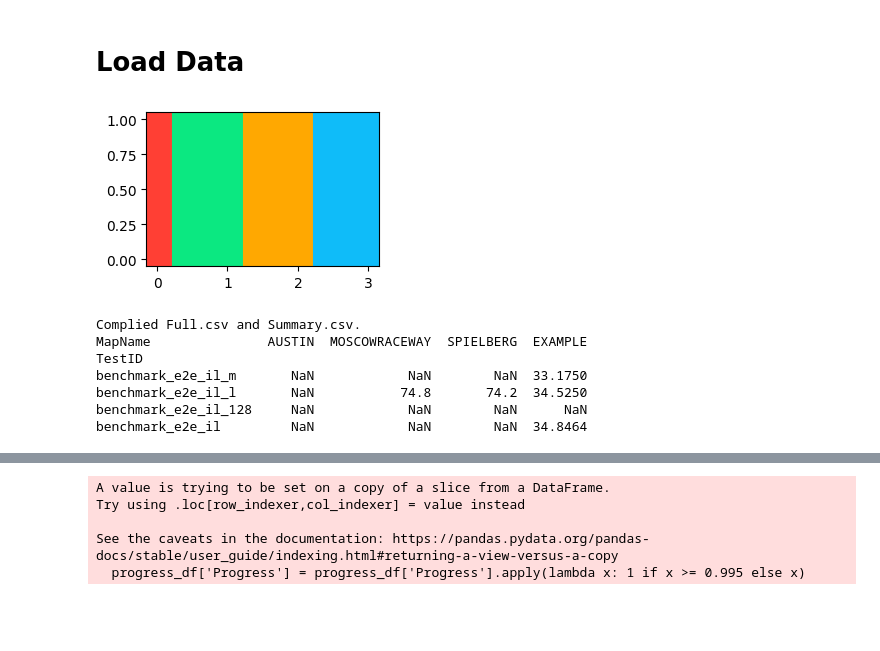
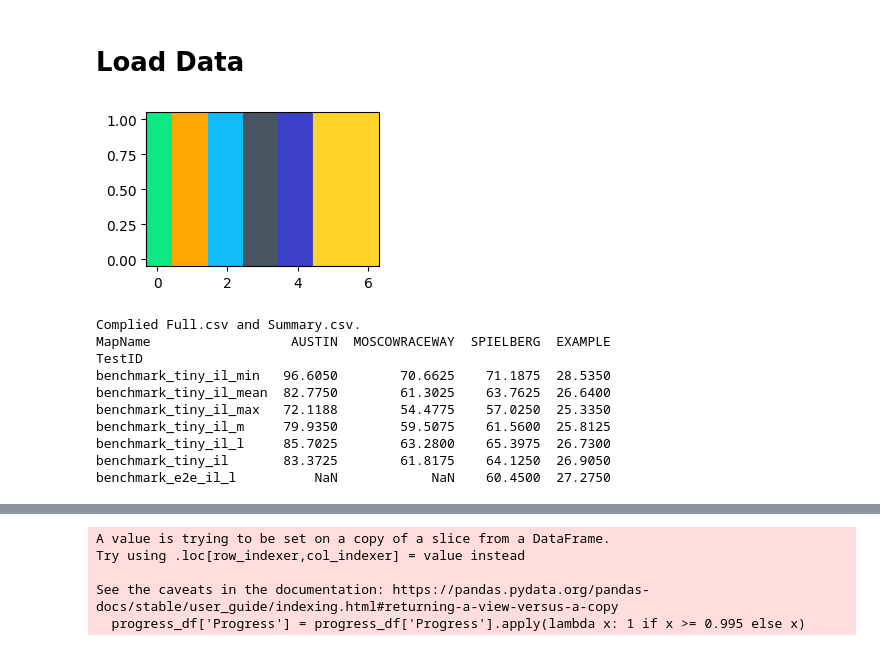
Before and after one commit to bakhbyergyen7/f1tenth_benchmarks, a Jupyter notebook: f1tenth_benchmarks/benchmark_results/tiny_notebook.ipynb, the cells around one changed output, grey strips where cells are left out. Saved outputs shown, nothing was run; the diff lists cells and outputs as text; code cells hidden in the pictures; blank space fills up the shorter version.

```diff
--- a/f1tenth_benchmarks/benchmark_results/tiny_notebook.ipynb
+++ b/f1tenth_benchmarks/benchmark_results/tiny_notebook.ipynb
@@ -50,46 +50,46 @@ planners = ['GlobalPlanPP', "FollowTheGap", "EndToEnd",  "EndToEnd",  "TinyLidar
 #planners = ['GlobalPlanPP', "GlobalPlanMPCC", "EndToEnd", "TinyLidarNet"]
 planners = ['GlobalPlanPP', "FollowTheGap", "EndToEnd",  "EndToEnd",  "TinyLidarNet", "TinyLidarNet", "TinyLidarNet", "TinyLidarNet", "TinyLidarNet", "TinyLidarNet"]
 planners = ["EndToEnd",  "TinyLidarNet", "TinyLidarNet", "TinyLidarNet", "TinyLidarNet", "TinyLidarNet", "TinyLidarNet"]
-planners = ["EndToEnd",  "TinyLidarNet", "TinyLidarNet", "TinyLidarNet", "TinyLidarNet"]
-planners = ["EndToEnd",  "EndToEnd", "EndToEnd", "EndToEnd"]
+# planners = ["EndToEnd",  "TinyLidarNet", "TinyLidarNet", "TinyLidarNet", "TinyLidarNet"]
+#planners = ["EndToEnd",  "EndToEnd", "EndToEnd", "EndToEnd"]
 # test_ids = ["benchmark"] * 4
 test_ids = ["benchmark_pp", "benchmark_ftg", "benchmark_e2e_il", "benchmark_e2e_drl", "benchmark_tiny_il", "benchmark_tiny_il_m", "benchmark_tiny_il_l", "benchmark_tiny_il_mean", "benchmark_tiny_il_min", "benchmark_tiny_il_max"]
-test_ids = ["benchmark_e2e_il", "benchmark_tiny_il", "benchmark_tiny_il_m", "benchmark_tiny_il_l", "benchmark_tiny_il_mean", "benchmark_tiny_il_min", "benchmark_tiny_il_max"]
-test_ids = ["benchmark_e2e_il", "benchmark_tiny_il_m", "benchmark_tiny_il_mean", "benchmark_tiny_il_min", "benchmark_tiny_il_max"]
-test_ids = ["benchmark_e2e_il", "benchmark_e2e_il_m", "benchmark_e2e_il_l", "benchmark_e2e_il_128", "benchmark_tiny_il_m"]
+test_ids = ["benchmark_e2e_il_l", "benchmark_tiny_il", "benchmark_tiny_il_m", "benchmark_tiny_il_l", "benchmark_tiny_il_mean", "benchmark_tiny_il_min", "benchmark_tiny_il_max"]
+# test_ids = ["benchmark_e2e_il_l", "benchmark_tiny_il_m", "benchmark_tiny_il_mean", "benchmark_tiny_il_min", "benchmark_tiny_il_max"]
+# test_ids = ["benchmark_e2e_il", "benchmark_e2e_il_m", "benchmark_e2e_il_l", "benchmark_e2e_il_128", "benchmark_tiny_il_m"]
 
 
 neat_planner_names = [
     #"Opti. & tracking",
     #"Follow-the-Gap",
-    r"MLP256$^s$",
-    r"MLP256$^m$",
+    # r"MLP256$^s$",
+    # r"MLP256$^m$",
     r"MLP256$^l$",
-    "MLP128",
+    # "MLP128",
     #"MLP256(DRL)",
-    # r"TinyLidarNet$^s$",
+    r"TinyLidarNet$^s$",
     r"TinyLidarNet$^m$",
-    # r"TinyLidarNet$^l$",
+    r"TinyLidarNet$^l$",
     #r"TinyLidarNet$^s$$_{mean}$",
     #r"TinyLidarNet$^s$$_{min}$",
     #r"TinyLidarNet$^s$$_{max}$",
     #'TinyLidarNet(DRL)'
 ]
 
 
 
 n_planners = len(planners)
 map_list = ["example","MoscowRaceway", "Austin", "YasMarina", "Spielberg", "Oschersleben"]
 
 #planner_colors = [chrome_yellow, lighter_purple]
 planner_colors = [red_orange,   minty_green, chrome_yellow, disco_ball, good_grey, free_speech,   vibe_yellow, periwinkle, sweedish_green, high_pink,]
 planner_colors = [red_orange,   minty_green, chrome_yellow, disco_ball, good_grey, free_speech,   vibe_yellow]
 
 plt.figure(figsize=(3, 2))
 for i in range(n_planners):
     plt.plot([i, i], [0, 1], color=planner_colors[i], linewidth=80)
 # %% [output]
-[figure, old version]
+[figure, new version]
 # %%
 process_data()
 
@@ -110,12 +110,15 @@ print(times_df)
 times_df.to_latex(f"{save_path}benchmark_laptimes.tex", float_format="%.2f")
 # %% [output]
 Complied Full.csv and Summary.csv.
-MapName               AUSTIN  MOSCOWRACEWAY  SPIELBERG  EXAMPLE
+MapName                  AUSTIN  MOSCOWRACEWAY  SPIELBERG  EXAMPLE
 TestID
-benchmark_e2e_il_m       NaN            NaN        NaN  33.1750
-benchmark_e2e_il_l       NaN           74.8       74.2  34.5250
-benchmark_e2e_il_128     NaN            NaN        NaN      NaN
-benchmark_e2e_il         NaN            NaN        NaN  34.8464
+benchmark_tiny_il_min   96.6050        70.6625    71.1875  28.5350
+benchmark_tiny_il_mean  82.7750        61.3025    63.7625  26.6400
+benchmark_tiny_il_max   72.1188        54.4775    57.0250  25.3350
+benchmark_tiny_il_m     79.9350        59.5075    61.5600  25.8125
+benchmark_tiny_il_l     85.7025        63.2800    65.3975  26.7300
+benchmark_tiny_il       83.3725        61.8175    64.1250  26.9050
+benchmark_e2e_il_l          NaN            NaN    60.4500  27.2750
 # %%
 process_data()
 
```
Also changed, not shown: parts of 10 cells of this notebook, 12 other files.
